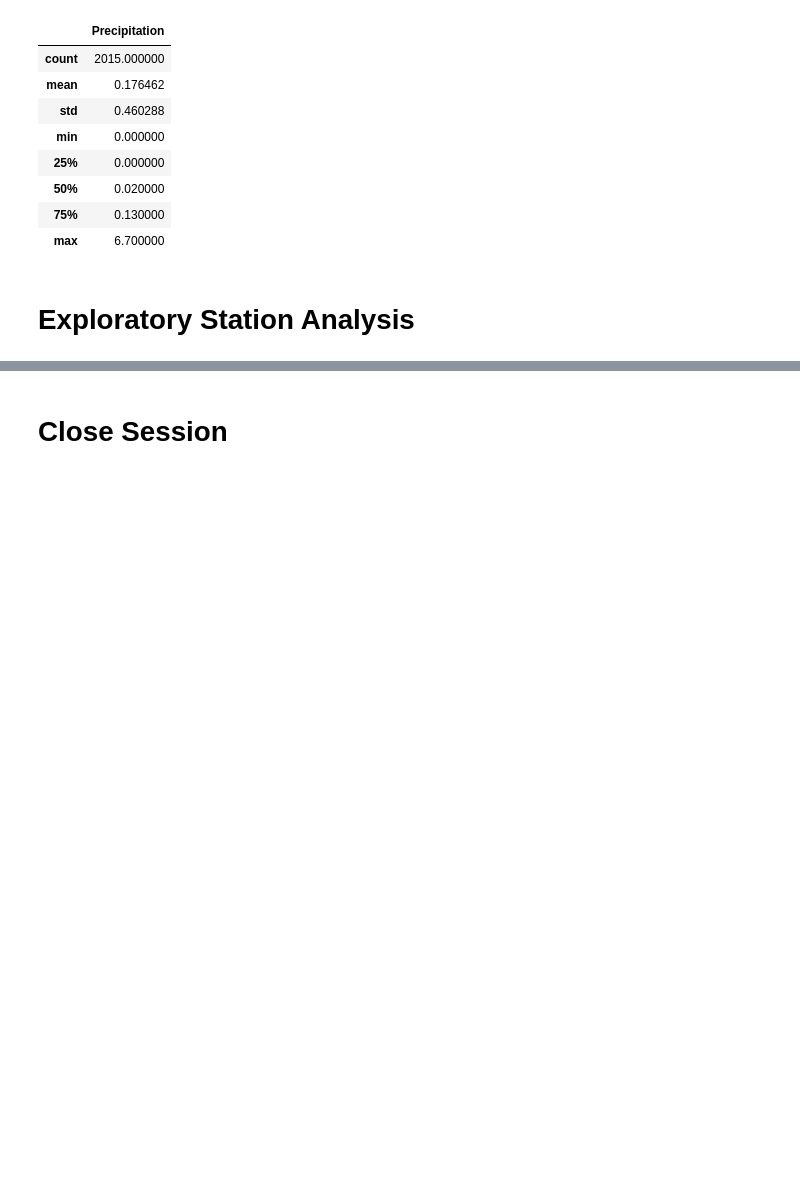
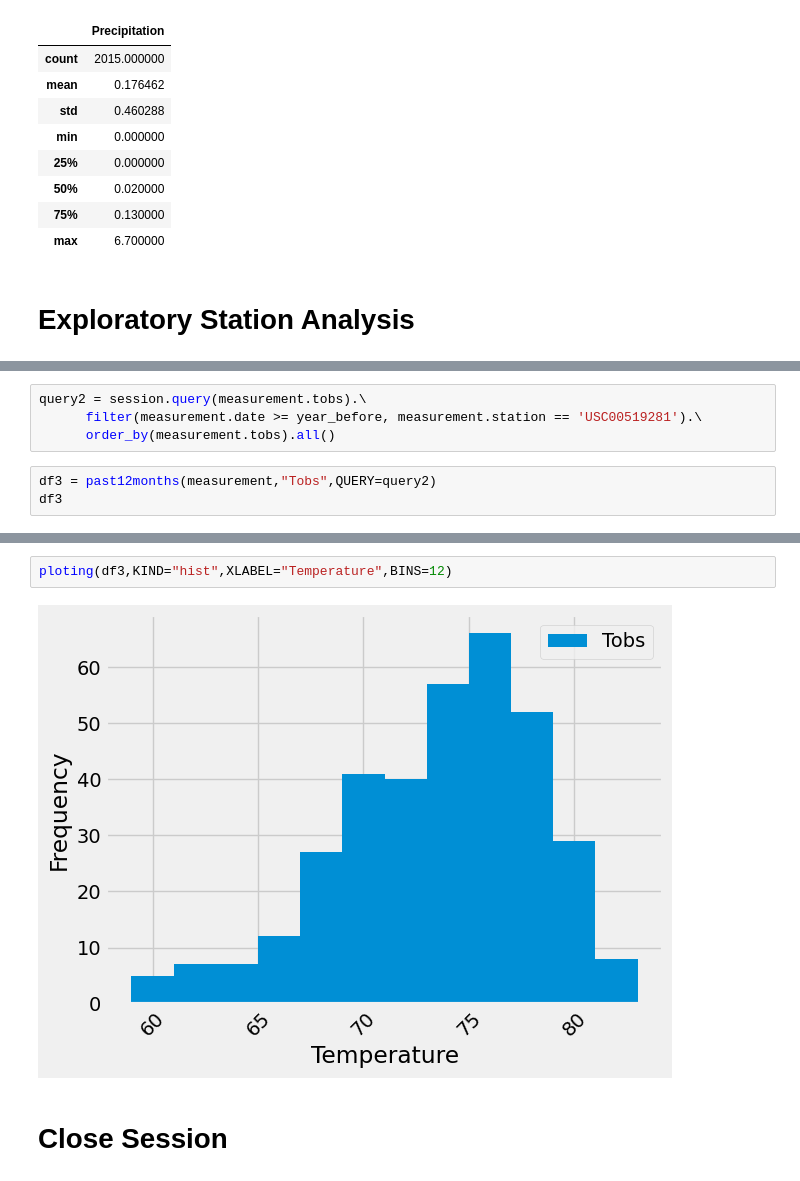
Before and after one commit to T800-101A/SQL_Alchemy-Challenge, a Jupyter notebook: SurfsUp/Climate_Analysis.ipynb, the cells around one changed output, grey strips where cells are left out. Cells and saved outputs as stored; diff of their text form; blank space fills up the shorter version.

```diff
--- a/SurfsUp/Climate_Analysis.ipynb
+++ b/SurfsUp/Climate_Analysis.ipynb
@@ -186,0 +231,7 @@ Text(0.5, 4.183333333333314, 'Temperature')
+# %%
+query2 = session.query(measurement.tobs).\
+      filter(measurement.date >= year_before, measurement.station == 'USC00519281').\
+      order_by(measurement.tobs).all()
+# %%
+df3 = past12months(measurement,"Tobs",QUERY=query2)
+df3
@@ -187,3 +252,7 @@ Text(0.5, 4.183333333333314, 'Temperature')
+# %%
+ploting(df3,KIND="hist",XLABEL="Temperature",BINS=12)
+# %% [output]
+[figure, added]
 # %% [markdown]
 # Close Session
 # %%
```
Also changed, not shown: parts of 48 cells of this notebook.
